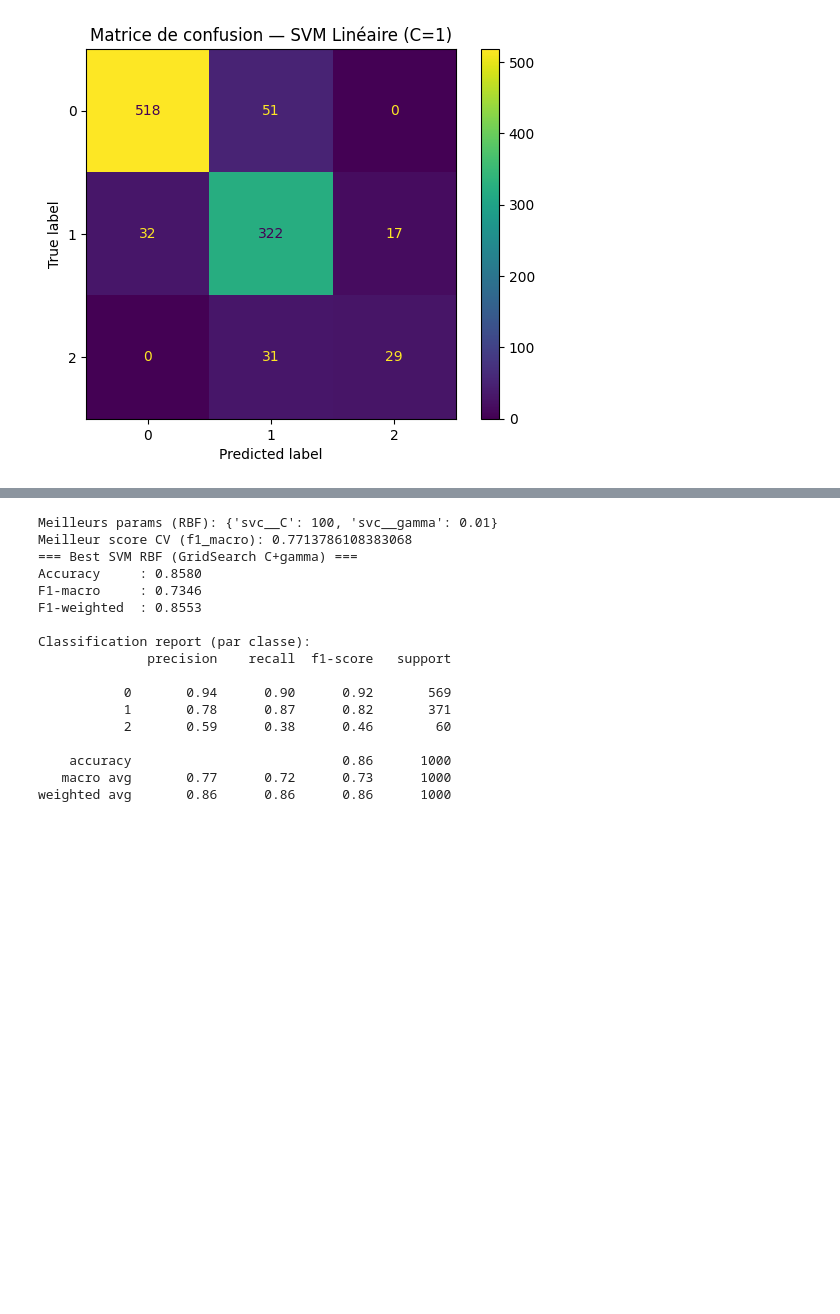
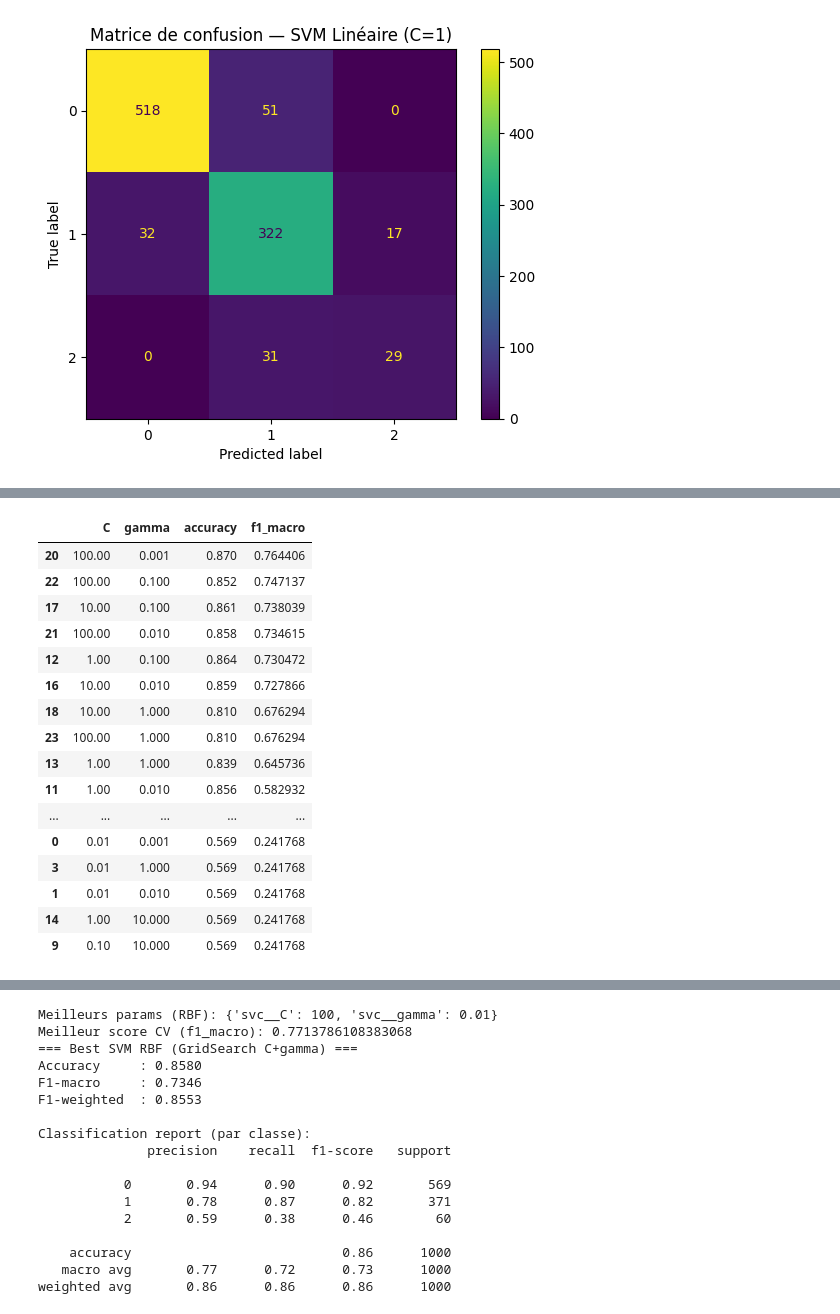
Before and after one commit to aicha53-dot/energy-classification-project, a Jupyter notebook: notebooks/03_svm_malak.ipynb, the cells around one changed output, grey strips where cells are left out. Cells and saved outputs as stored; diff of their text form; code cells hidden in the pictures; blank space fills up the shorter version.

```diff
--- a/notebooks/03_svm_malak.ipynb
+++ b/notebooks/03_svm_malak.ipynb
@@ -163,0 +155,42 @@ weighted avg       0.87      0.87      0.87      1000
+# %%
+C_values = [0.01, 0.1, 1, 10, 100]
+gamma_values = [0.001, 0.01, 0.1, 1, 10]
+
+results = []
+
+for C in C_values:
+    for gamma in gamma_values:
+        model = Pipeline([
+            ("scaler", StandardScaler()),
+            ("svc", SVC(kernel="rbf", C=C, gamma=gamma))
+        ])
+        model.fit(X_train, y_train)
+        y_pred = model.predict(X_test)
+
+        results.append({
+            "C": C,
+            "gamma": gamma,
+            "accuracy": accuracy_score(y_test, y_pred),
+            "f1_macro": f1_score(y_test, y_pred, average="macro")
+        })
+
+df_results = pd.DataFrame(results).sort_values("f1_macro", ascending=False)
+df_results
+# %% [output]
+|  | C | gamma | accuracy | f1_macro |
+| 20 | 100.00 | 0.001 | 0.870 | 0.764406 |
+| 22 | 100.00 | 0.100 | 0.852 | 0.747137 |
+| 17 | 10.00 | 0.100 | 0.861 | 0.738039 |
+| 21 | 100.00 | 0.010 | 0.858 | 0.734615 |
+| 12 | 1.00 | 0.100 | 0.864 | 0.730472 |
+| 16 | 10.00 | 0.010 | 0.859 | 0.727866 |
+| 18 | 10.00 | 1.000 | 0.810 | 0.676294 |
+| 23 | 100.00 | 1.000 | 0.810 | 0.676294 |
+| 13 | 1.00 | 1.000 | 0.839 | 0.645736 |
+| 11 | 1.00 | 0.010 | 0.856 | 0.582932 |
+| ... | ... | ... | ... | ... |
+| 0 | 0.01 | 0.001 | 0.569 | 0.241768 |
+| 3 | 0.01 | 1.000 | 0.569 | 0.241768 |
+| 1 | 0.01 | 0.010 | 0.569 | 0.241768 |
+| 14 | 1.00 | 10.000 | 0.569 | 0.241768 |
+| 9 | 0.10 | 10.000 | 0.569 | 0.241768 |
```
Also changed, not shown: parts of 13 cells of this notebook.
